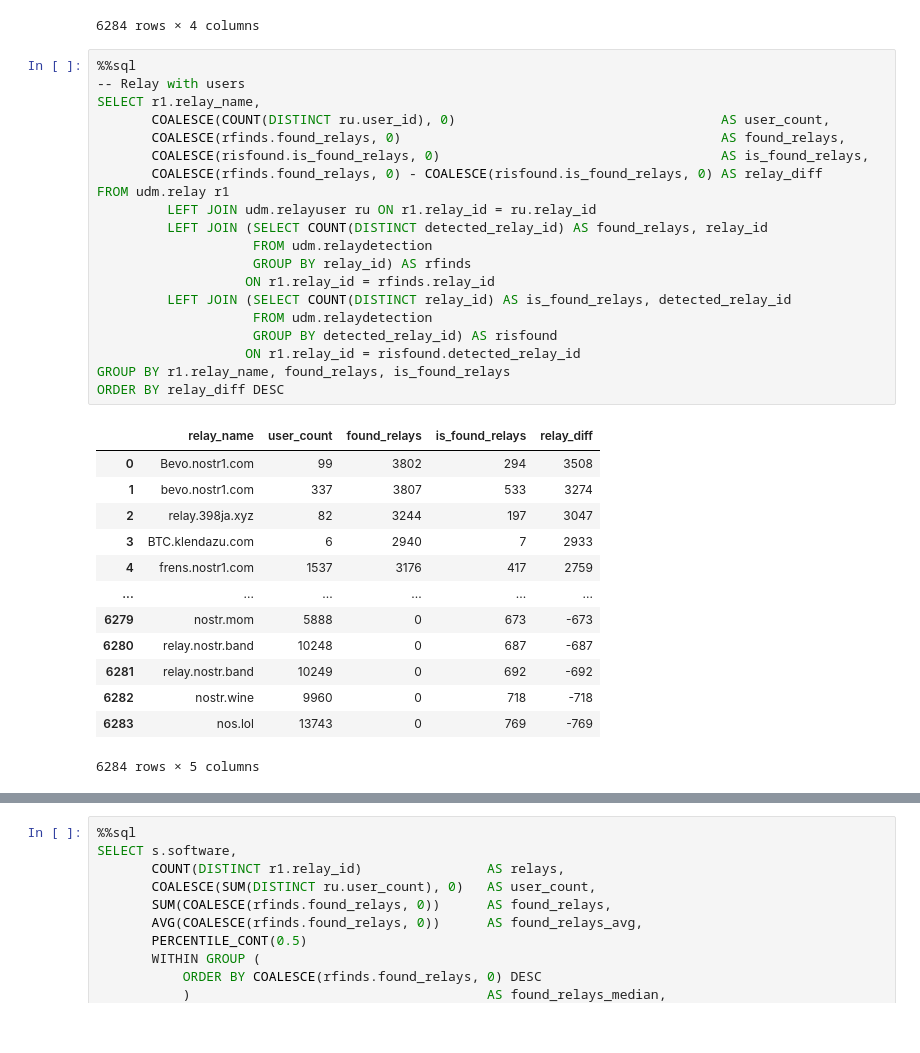
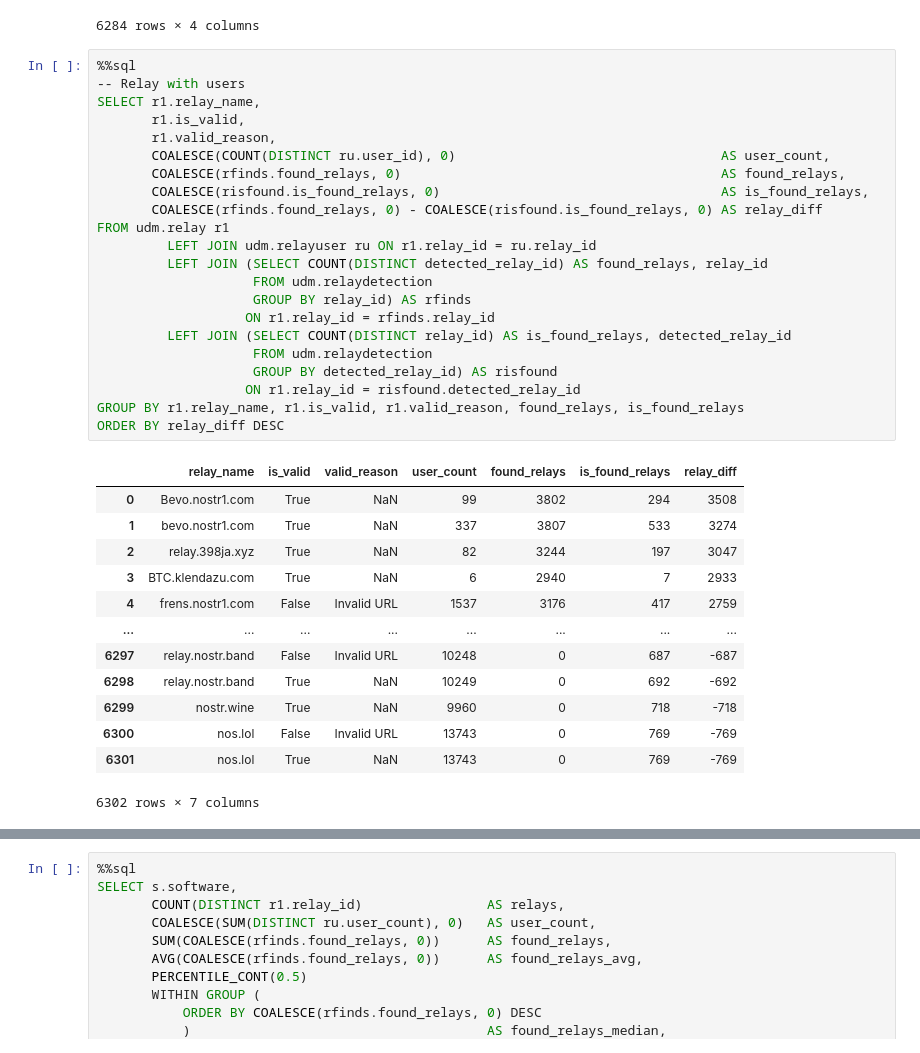
Before and after one commit to SEG-UNIBE/artio-insight, a Jupyter notebook: notebooks/artio.ipynb, the cells around one changed output, grey strips where cells are left out. Drawn from its saved outputs; the diff is of its cells as text.

Commit message:
feat(notebooks/udm): updating notebook and addnig new columns to relay in udm

```diff
--- a/notebooks/artio.ipynb
+++ b/notebooks/artio.ipynb
@@ -438,34 +438,36 @@ ORDER BY relay_diff DESC
 # %%
 %%sql
 -- Relay with users
 SELECT r1.relay_name,
+       r1.is_valid,
+       r1.valid_reason,
        COALESCE(COUNT(DISTINCT ru.user_id), 0)                                  AS user_count,
        COALESCE(rfinds.found_relays, 0)                                         AS found_relays,
        COALESCE(risfound.is_found_relays, 0)                                    AS is_found_relays,
        COALESCE(rfinds.found_relays, 0) - COALESCE(risfound.is_found_relays, 0) AS relay_diff
 FROM udm.relay r1
          LEFT JOIN udm.relayuser ru ON r1.relay_id = ru.relay_id
          LEFT JOIN (SELECT COUNT(DISTINCT detected_relay_id) AS found_relays, relay_id
                     FROM udm.relaydetection
                     GROUP BY relay_id) AS rfinds
                    ON r1.relay_id = rfinds.relay_id
          LEFT JOIN (SELECT COUNT(DISTINCT relay_id) AS is_found_relays, detected_relay_id
                     FROM udm.relaydetection
                     GROUP BY detected_relay_id) AS risfound
                    ON r1.relay_id = risfound.detected_relay_id
-GROUP BY r1.relay_name, found_relays, is_found_relays
+GROUP BY r1.relay_name, r1.is_valid, r1.valid_reason, found_relays, is_found_relays
 ORDER BY relay_diff DESC
 # %% [output]
-|  | relay_name | user_count | found_relays | is_found_relays | relay_diff |
-| 0 | Bevo.nostr1.com | 99 | 3802 | 294 | 3508 |
-| 1 | bevo.nostr1.com | 337 | 3807 | 533 | 3274 |
-| 2 | relay.398ja.xyz | 82 | 3244 | 197 | 3047 |
-| 3 | BTC.klendazu.com | 6 | 2940 | 7 | 2933 |
-| 4 | frens.nostr1.com | 1537 | 3176 | 417 | 2759 |
-| ... | ... | ... | ... | ... | ... |
-| 6279 | nostr.mom | 5888 | 0 | 673 | -673 |
-| 6280 | relay.nostr.band | 10248 | 0 | 687 | -687 |
-| 6281 | relay.nostr.band | 10249 | 0 | 692 | -692 |
-| 6282 | nostr.wine | 9960 | 0 | 718 | -718 |
-| 6283 | nos.lol | 13743 | 0 | 769 | -769 |
+|  | relay_name | is_valid | valid_reason | user_count | found_relays | is_found_relays | relay_diff |
+| 0 | Bevo.nostr1.com | True | NaN | 99 | 3802 | 294 | 3508 |
+| 1 | bevo.nostr1.com | True | NaN | 337 | 3807 | 533 | 3274 |
+| 2 | relay.398ja.xyz | True | NaN | 82 | 3244 | 197 | 3047 |
+| 3 | BTC.klendazu.com | True | NaN | 6 | 2940 | 7 | 2933 |
+| 4 | frens.nostr1.com | False | Invalid URL | 1537 | 3176 | 417 | 2759 |
+| ... | ... | ... | ... | ... | ... | ... | ... |
+| 6297 | relay.nostr.band | False | Invalid URL | 10248 | 0 | 687 | -687 |
+| 6298 | relay.nostr.band | True | NaN | 10249 | 0 | 692 | -692 |
+| 6299 | nostr.wine | True | NaN | 9960 | 0 | 718 | -718 |
+| 6300 | nos.lol | False | Invalid URL | 13743 | 0 | 769 | -769 |
+| 6301 | nos.lol | True | NaN | 13743 | 0 | 769 | -769 |
-6284 rows × 5 columns
+6302 rows × 7 columns
```
Also changed, not shown: parts of 29 cells of this notebook, 2 other files.
